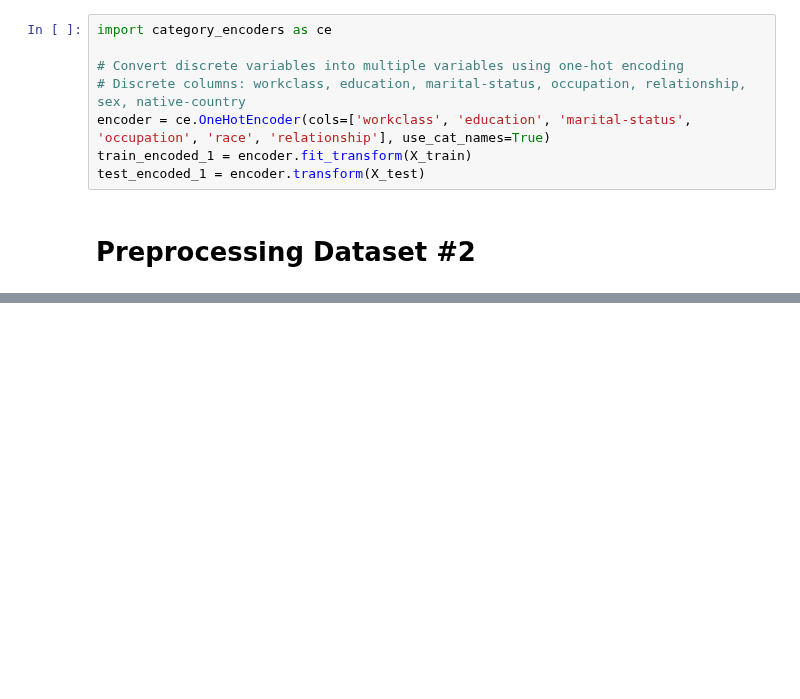
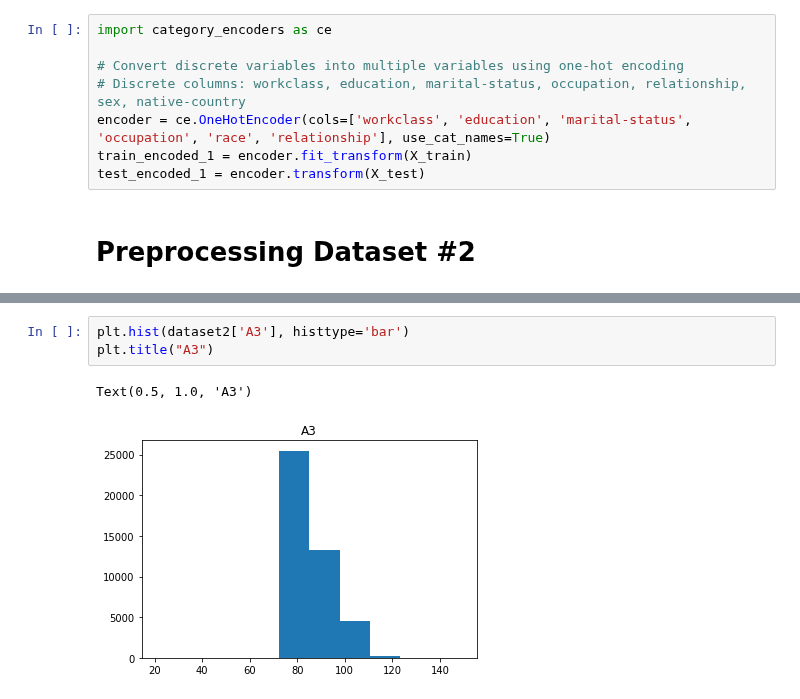
Before and after one commit to emmacona/COMP551-A1-KNN-and-Decision-tree-optimization, a Jupyter notebook: notebook.ipynb, the cells around one changed output, grey strips where cells are left out. Saved outputs shown, nothing was run; the diff lists cells and outputs as text; blank space fills up the shorter version.

```diff
--- a/notebook.ipynb
+++ b/notebook.ipynb
@@ -99,0 +178,6 @@ test_encoded_1 = encoder.transform(X_test)
+# %%
+plt.hist(dataset2['A3'], histtype='bar')
+plt.title("A3")
+# %% [output]
+Text(0.5, 1.0, 'A3')
+[figure, added]
```
Also changed, not shown: parts of 20 cells of this notebook, 1 other file.
